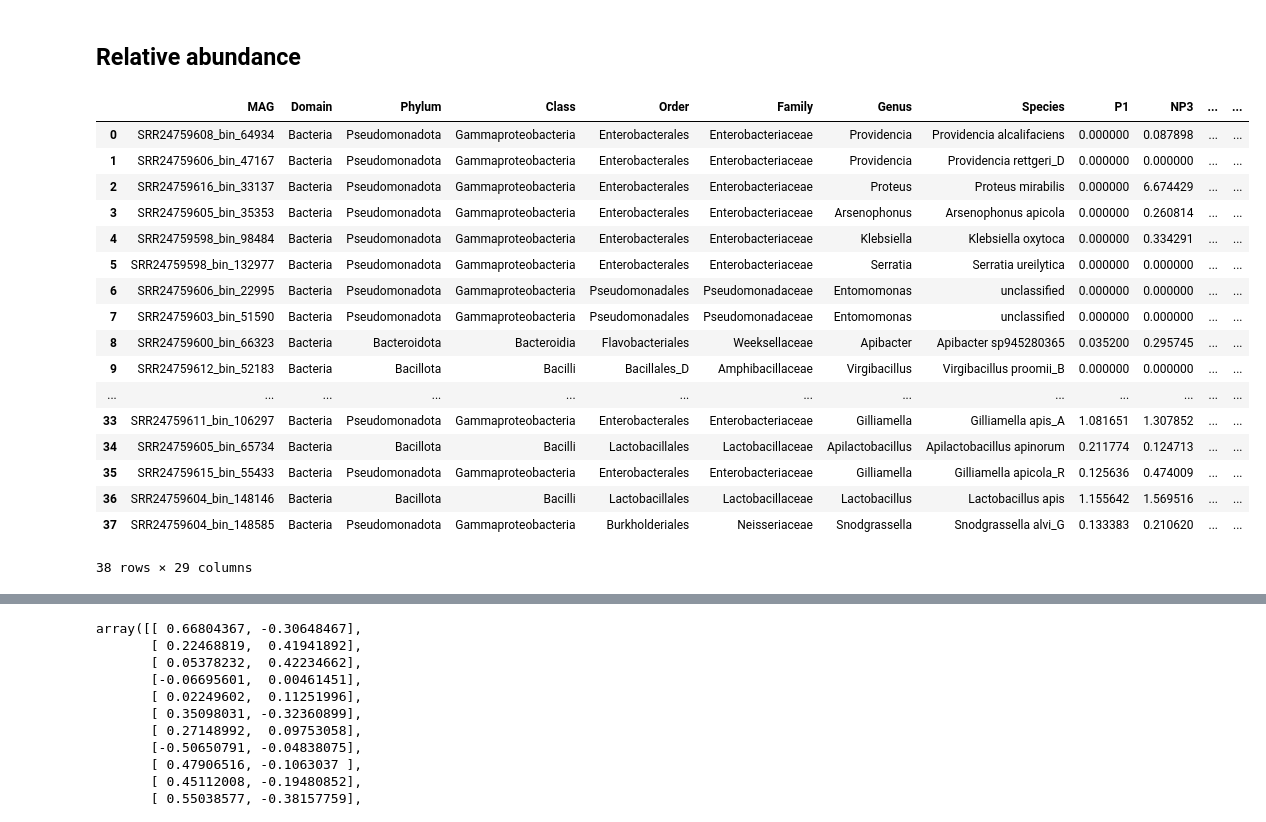
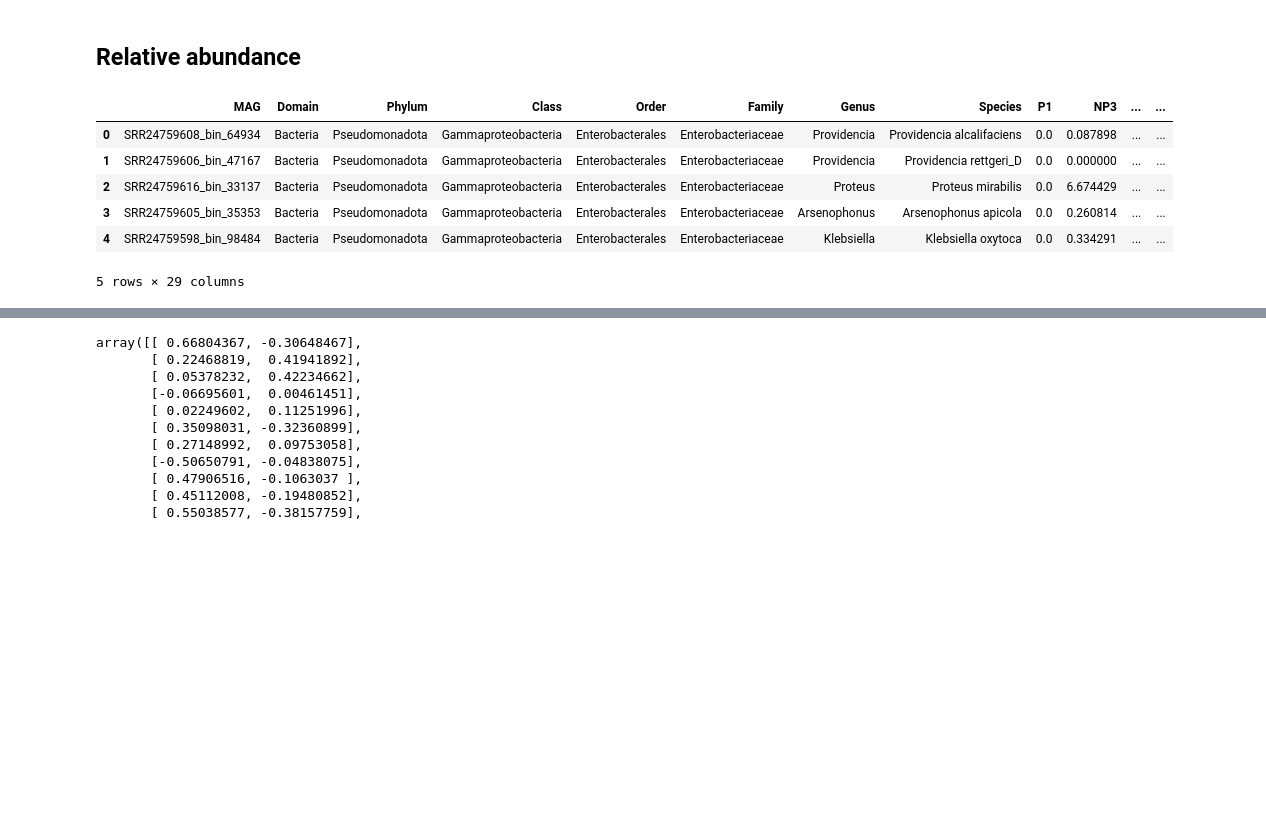
Before and after one commit to usegalaxy-eu/FAIRyMAGs, a Jupyter notebook: bin/use-case-bee-microbiome-exploration.ipynb, the cells around one changed output, grey strips where cells are left out. Cells and saved outputs as stored; diff of their text form; code cells hidden in the pictures; blank space fills up the shorter version.

```diff
--- a/bin/use-case-bee-microbiome-exploration.ipynb
+++ b/bin/use-case-bee-microbiome-exploration.ipynb
@@ -224,48 +207,37 @@ display(get_level_counts(df_expert, "Species"))
 # %%
 # combine coverage information with taxonomy information
 
 coverage_fp = data_dp_2 / "coverm.tsv"
 coverage_df = pd.read_csv(coverage_fp, sep="\t")
 
 species_idx = reps_df.columns.get_loc("Species")
 abund_df = reps_df.copy()
 abund_df = abund_df.iloc[:, : species_idx + 1].copy()
 
 abund_df = abund_df.merge(
     coverage_df,
     left_on="MAG",
     right_on="Genome",
     how="left",
 )
 abund_df = abund_df.drop(columns=["Genome"], errors="ignore")
 
 run_to_replicate = metadata_df.set_index("Run accession")["Replicate"].to_dict()
 abund_df = abund_df.rename(
     columns={
         column: run_to_replicate[column]
         for column in abund_df.columns
         if column.startswith("SRR") and column in run_to_replicate
     }
 )
 
-abund_df
+abund_df.head()
 # %% [output]
 |  | MAG | Domain | Phylum | Class | Order | Family | Genus | Species | P1 | NP3 | ... | ... |
-| 0 | SRR24759608_bin_64934 | Bacteria | Pseudomonadota | Gammaproteobacteria | Enterobacterales | Enterobacteriaceae | Providencia | Providencia alcalifaciens | 0.000000 | 0.087898 | ... | ... |
-| 1 | SRR24759606_bin_47167 | Bacteria | Pseudomonadota | Gammaproteobacteria | Enterobacterales | Enterobacteriaceae | Providencia | Providencia rettgeri_D | 0.000000 | 0.000000 | ... | ... |
-| 2 | SRR24759616_bin_33137 | Bacteria | Pseudomonadota | Gammaproteobacteria | Enterobacterales | Enterobacteriaceae | Proteus | Proteus mirabilis | 0.000000 | 6.674429 | ... | ... |
-| 3 | SRR24759605_bin_35353 | Bacteria | Pseudomonadota | Gammaproteobacteria | Enterobacterales | Enterobacteriaceae | Arsenophonus | Arsenophonus apicola | 0.000000 | 0.260814 | ... | ... |
-| 4 | SRR24759598_bin_98484 | Bacteria | Pseudomonadota | Gammaproteobacteria | Enterobacterales | Enterobacteriaceae | Klebsiella | Klebsiella oxytoca | 0.000000 | 0.334291 | ... | ... |
-| 5 | SRR24759598_bin_132977 | Bacteria | Pseudomonadota | Gammaproteobacteria | Enterobacterales | Enterobacteriaceae | Serratia | Serratia ureilytica | 0.000000 | 0.000000 | ... | ... |
-| 6 | SRR24759606_bin_22995 | Bacteria | Pseudomonadota | Gammaproteobacteria | Pseudomonadales | Pseudomonadaceae | Entomomonas | unclassified | 0.000000 | 0.000000 | ... | ... |
-| 7 | SRR24759603_bin_51590 | Bacteria | Pseudomonadota | Gammaproteobacteria | Pseudomonadales | Pseudomonadaceae | Entomomonas | unclassified | 0.000000 | 0.000000 | ... | ... |
-| 8 | SRR24759600_bin_66323 | Bacteria | Bacteroidota | Bacteroidia | Flavobacteriales | Weeksellaceae | Apibacter | Apibacter sp945280365 | 0.035200 | 0.295745 | ... | ... |
-| 9 | SRR24759612_bin_52183 | Bacteria | Bacillota | Bacilli | Bacillales_D | Amphibacillaceae | Virgibacillus | Virgibacillus proomii_B | 0.000000 | 0.000000 | ... | ... |
-| ... | ... | ... | ... | ... | ... | ... | ... | ... | ... | ... | ... | ... |
-| 33 | SRR24759611_bin_106297 | Bacteria | Pseudomonadota | Gammaproteobacteria | Enterobacterales | Enterobacteriaceae | Gilliamella | Gilliamella apis_A | 1.081651 | 1.307852 | ... | ... |
-| 34 | SRR24759605_bin_65734 | Bacteria | Bacillota | Bacilli | Lactobacillales | Lactobacillaceae | Apilactobacillus | Apilactobacillus apinorum | 0.211774 | 0.124713 | ... | ... |
-| 35 | SRR24759615_bin_55433 | Bacteria | Pseudomonadota | Gammaproteobacteria | Enterobacterales | Enterobacteriaceae | Gilliamella | Gilliamella apicola_R | 0.125636 | 0.474009 | ... | ... |
-| 36 | SRR24759604_bin_148146 | Bacteria | Bacillota | Bacilli | Lactobacillales | Lactobacillaceae | Lactobacillus | Lactobacillus apis | 1.155642 | 1.569516 | ... | ... |
-| 37 | SRR24759604_bin_148585 | Bacteria | Pseudomonadota | Gammaproteobacteria | Burkholderiales | Neisseriaceae | Snodgrassella | Snodgrassella alvi_G | 0.133383 | 0.210620 | ... | ... |
+| 0 | SRR24759608_bin_64934 | Bacteria | Pseudomonadota | Gammaproteobacteria | Enterobacterales | Enterobacteriaceae | Providencia | Providencia alcalifaciens | 0.0 | 0.087898 | ... | ... |
+| 1 | SRR24759606_bin_47167 | Bacteria | Pseudomonadota | Gammaproteobacteria | Enterobacterales | Enterobacteriaceae | Providencia | Providencia rettgeri_D | 0.0 | 0.000000 | ... | ... |
+| 2 | SRR24759616_bin_33137 | Bacteria | Pseudomonadota | Gammaproteobacteria | Enterobacterales | Enterobacteriaceae | Proteus | Proteus mirabilis | 0.0 | 6.674429 | ... | ... |
+| 3 | SRR24759605_bin_35353 | Bacteria | Pseudomonadota | Gammaproteobacteria | Enterobacterales | Enterobacteriaceae | Arsenophonus | Arsenophonus apicola | 0.0 | 0.260814 | ... | ... |
+| 4 | SRR24759598_bin_98484 | Bacteria | Pseudomonadota | Gammaproteobacteria | Enterobacterales | Enterobacteriaceae | Klebsiella | Klebsiella oxytoca | 0.0 | 0.334291 | ... | ... |
-38 rows × 29 columns
+5 rows × 29 columns
 # %%
```
Also changed, not shown: parts of 17 cells of this notebook, 4 other files.
